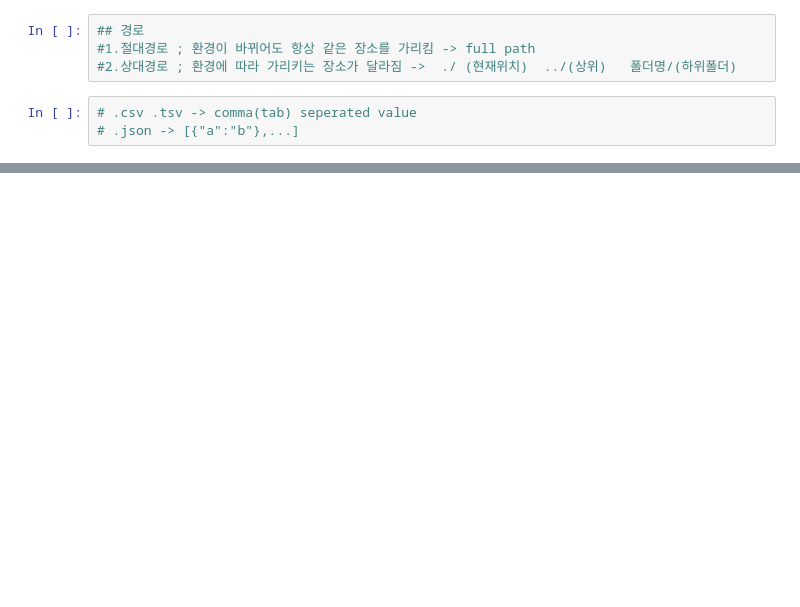
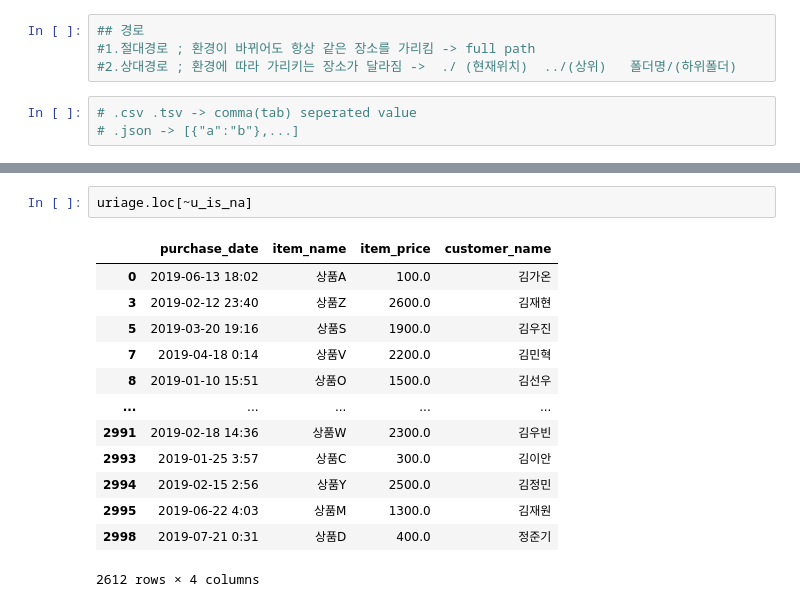
Before and after one commit to umjiwoo/ubion, a Jupyter notebook: 03_python.ipynb, the cells around one changed output, grey strips where cells are left out. Saved outputs shown, nothing was run; the diff lists cells and outputs as text; blank space fills up the shorter version.

```diff
--- a/03_python.ipynb
+++ b/03_python.ipynb
@@ -149,0 +353,16 @@ data2=pd.read_csv("./csv/num_1/chipotle.tsv")
+# %%
+uriage.loc[~u_is_na]
+# %% [output]
+|  | purchase_date | item_name | item_price | customer_name |
+| 0 | 2019-06-13 18:02 | 상품A | 100.0 | 김가온 |
+| 3 | 2019-02-12 23:40 | 상품Z | 2600.0 | 김재현 |
+| 5 | 2019-03-20 19:16 | 상품S | 1900.0 | 김우진 |
+| 7 | 2019-04-18 0:14 | 상품V | 2200.0 | 김민혁 |
+| 8 | 2019-01-10 15:51 | 상품O | 1500.0 | 김선우 |
+| ... | ... | ... | ... | ... |
+| 2991 | 2019-02-18 14:36 | 상품W | 2300.0 | 김우빈 |
+| 2993 | 2019-01-25 3:57 | 상품C | 300.0 | 김이안 |
+| 2994 | 2019-02-15 2:56 | 상품Y | 2500.0 | 김정민 |
+| 2995 | 2019-06-22 4:03 | 상품M | 1300.0 | 김재원 |
+| 2998 | 2019-07-21 0:31 | 상품D | 400.0 | 정준기 |
+2612 rows × 4 columns
```
Also changed, not shown: parts of 42 cells of this notebook.
